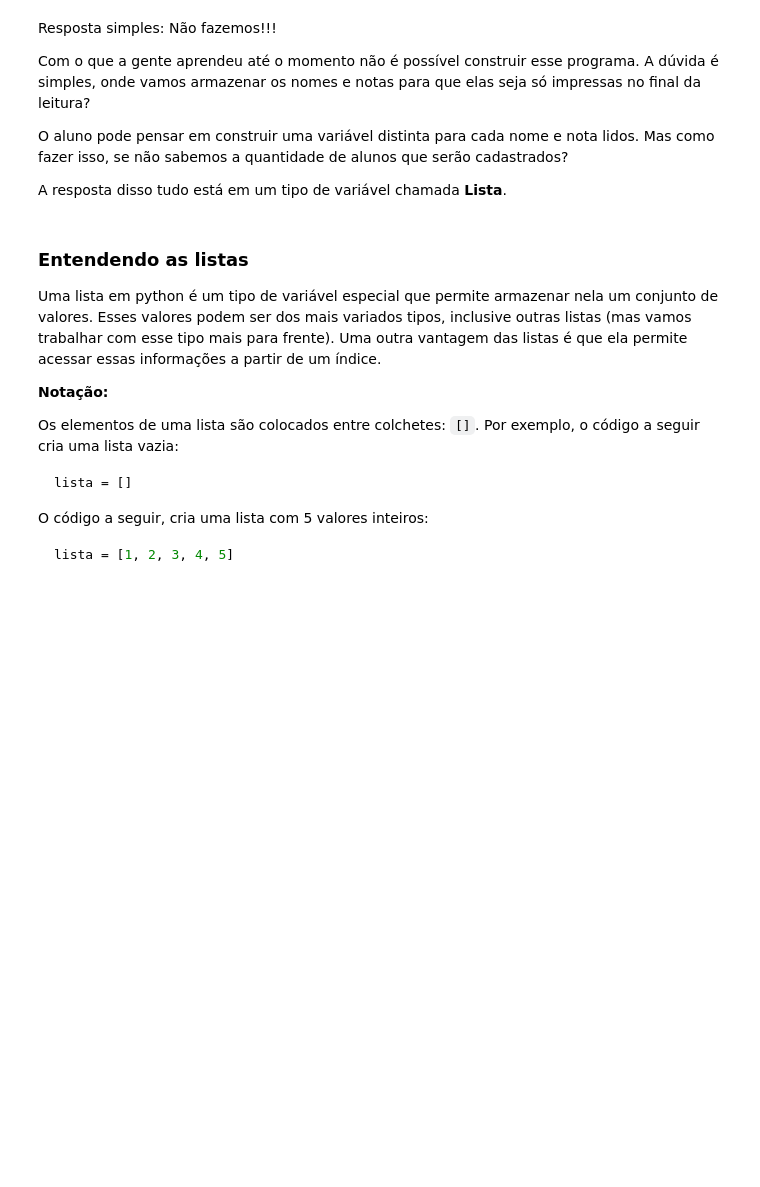
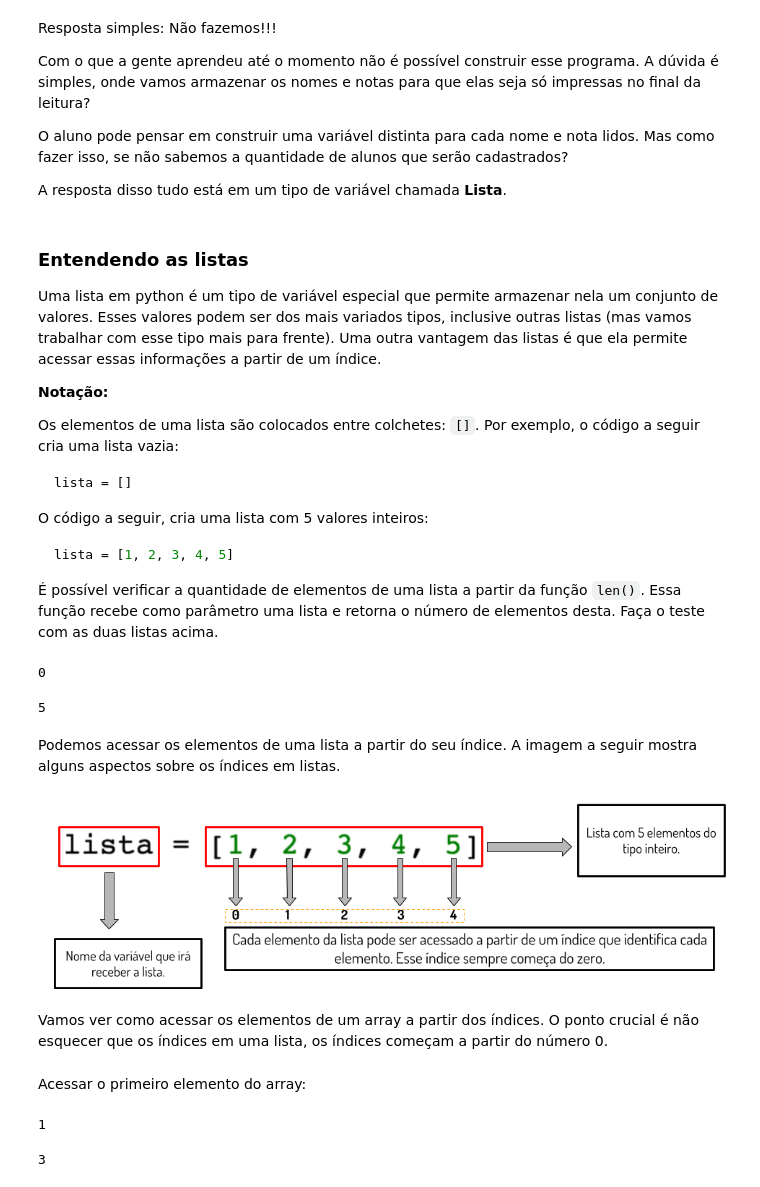
Before and after one commit to adolfoguimaraes/learningpython, a Jupyter notebook: programming_introduction/07_Listas.ipynb, the cells around one changed output. Saved outputs shown, nothing was run; the diff lists cells and outputs as text; code cells hidden in the pictures; blank space fills up the shorter version.

````diff
--- a/programming_introduction/07_Listas.ipynb
+++ b/programming_introduction/07_Listas.ipynb
@@ -39,3 +46,35 @@ O código a seguir, cria uma lista com 5 valores inteiros:
 ```python
 lista = [1, 2, 3, 4, 5]
 ```
+
+É possível verificar a quantidade de elementos de uma lista a partir da função `len()`. Essa função recebe como parâmetro uma lista e retorna o número de elementos desta. Faça o teste com as duas listas acima.
+# %%
+lista = []
+print(len(lista))
+# %% [output]
+0
+# %%
+lista = [1, 2, 3, 4, 5]
+print(len(lista))
+# %% [output]
+5
+# %% [markdown]
+Podemos acessar os elementos de uma lista a partir do seu índice. A imagem a seguir mostra alguns aspectos sobre os índices em listas.
+# %%
+Image(filename='images/07_image1.png', width=800)
+# %% [output]
+[figure, added]
+# %% [markdown]
+Vamos ver como acessar os elementos de um array a partir dos índices. O ponto crucial é não esquecer que os índices em uma lista, os índices começam a partir do número 0.
+# %% [markdown]
+Acessar o primeiro elemento do array:
+# %%
+primeiro_elemento = lista[0]
+print(primeiro_elemento)
+# %% [output]
+1
+# %%
+terceiro_elemento = lista[2]
+print(terceiro_elemento)
+# %% [output]
+3
````
Also changed, not shown: parts of 31 cells of this notebook, 1 other file.
